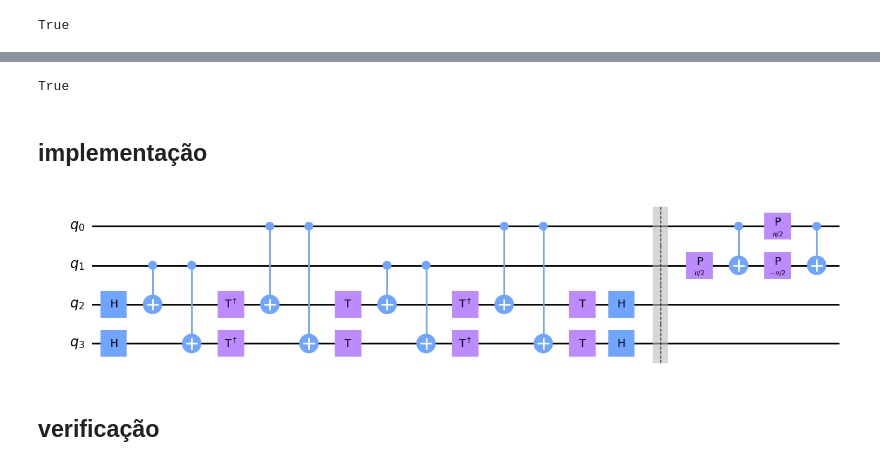
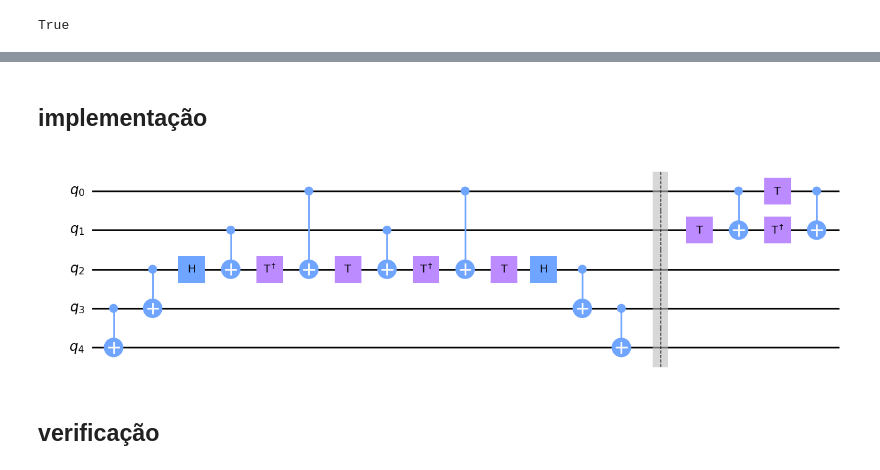
Before and after one commit to qclib/qclib, a Jupyter notebook: qclib/gates/toffoli_multi-target.ipynb, the cells around one changed output, grey strips where cells are left out. Drawn from its saved outputs; the diff is of its cells as text; code cells hidden in the pictures.

```diff
--- a/qclib/gates/toffoli_multi-target.ipynb
+++ b/qclib/gates/toffoli_multi-target.ipynb
@@ -239,14 +101,2 @@ circuit5_mt.draw('mpl')
-# %%
-circuit6_mt = QuantumCircuit(6)
-circuit6_mt.ccx(0,1,2)
-circuit6_mt.ccx(0,1,3)
-circuit6_mt.ccx(0,1,4)
-circuit6_mt.ccx(0,1,5)
-
-circuit5_mt_op = Operator(circuit5_mt).data
-circuit6_mt_op = Operator(circuit6_mt).data
-np.allclose(circuit5_mt_op, circuit6_mt_op)
-# %% [output]
-True
 # %% [markdown]
 ## implementação
@@ -288,8 +103,40 @@ def toffoli_multi_target(num_targets):
+# %%
+def toffoli_multi_target(num_targets):
+
+    size = 2 + num_targets
+    circuit = QuantumCircuit(size)
+
+    for i in range(num_targets - 1):
+        circuit.cx(size - i - 2, size - i - 1)
+
+    circuit.h(2)
+    circuit.cx(1,2)
+    circuit.tdg(2)
+    circuit.cx(0,2)
+    circuit.t(2)
+    circuit.cx(1,2)
+    circuit.tdg(2)
+    circuit.cx(0,2)
+    circuit.t(2)
+    circuit.h(2)
+
+    for i in range(num_targets - 1):
+        circuit.cx(i + 2, i + 3)
+
+    circuit.barrier()
+
+    circuit.t(1)
+    circuit.cx(0,1)
+    circuit.t(0)
+    circuit.tdg(1)
+    circuit.cx(0,1)
+
+    return circuit
 # %%
-circuit_new = toffoli_multi_target(2)
+circuit_new = toffoli_multi_target(3)
 circuit_new.draw('mpl')
 # %% [output]
-[figure, old version]
+[figure, new version]
 # %% [markdown]
 ## verificação
 # %%
```
Also changed, not shown: parts of 14 cells of this notebook, 6 other files.
